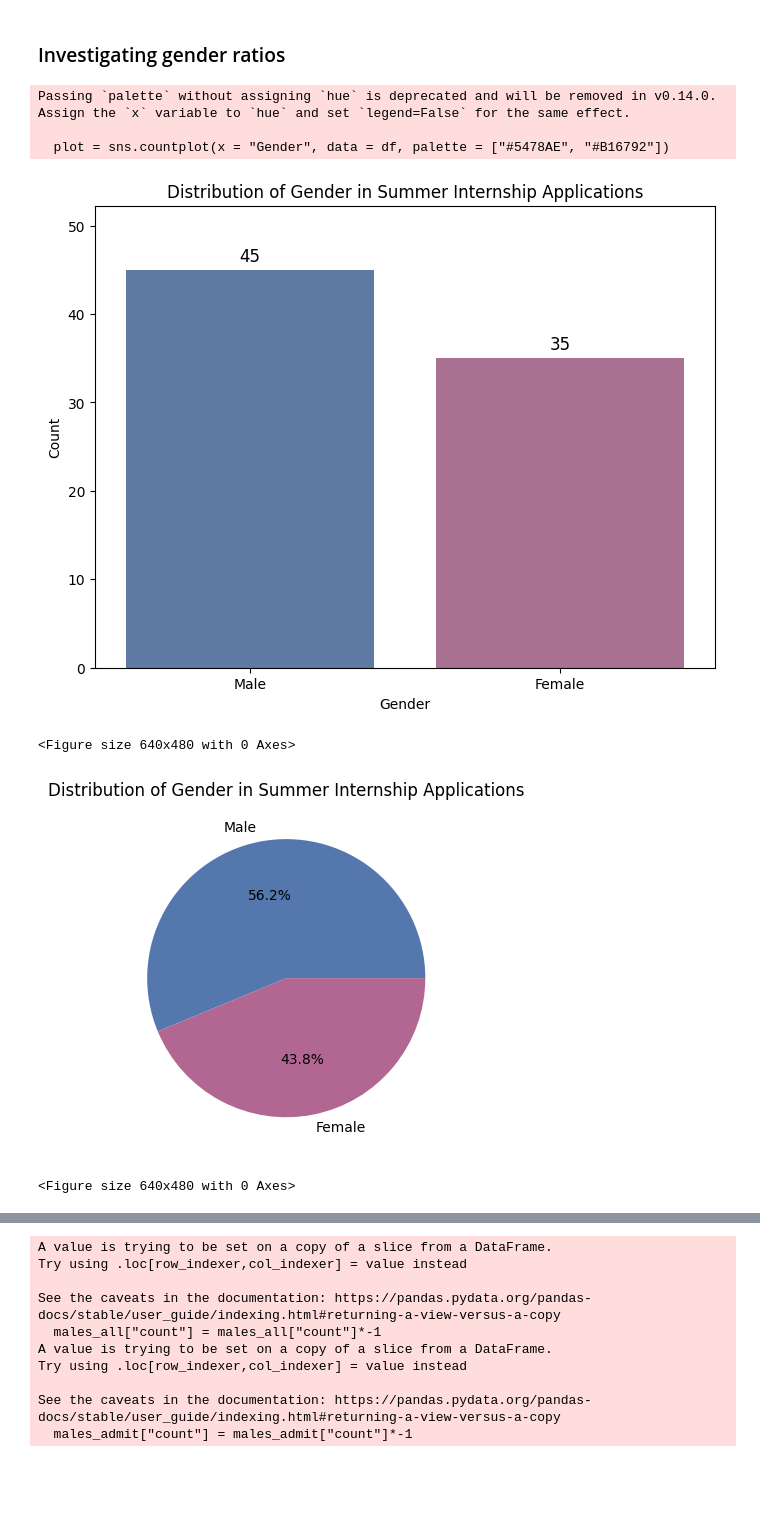
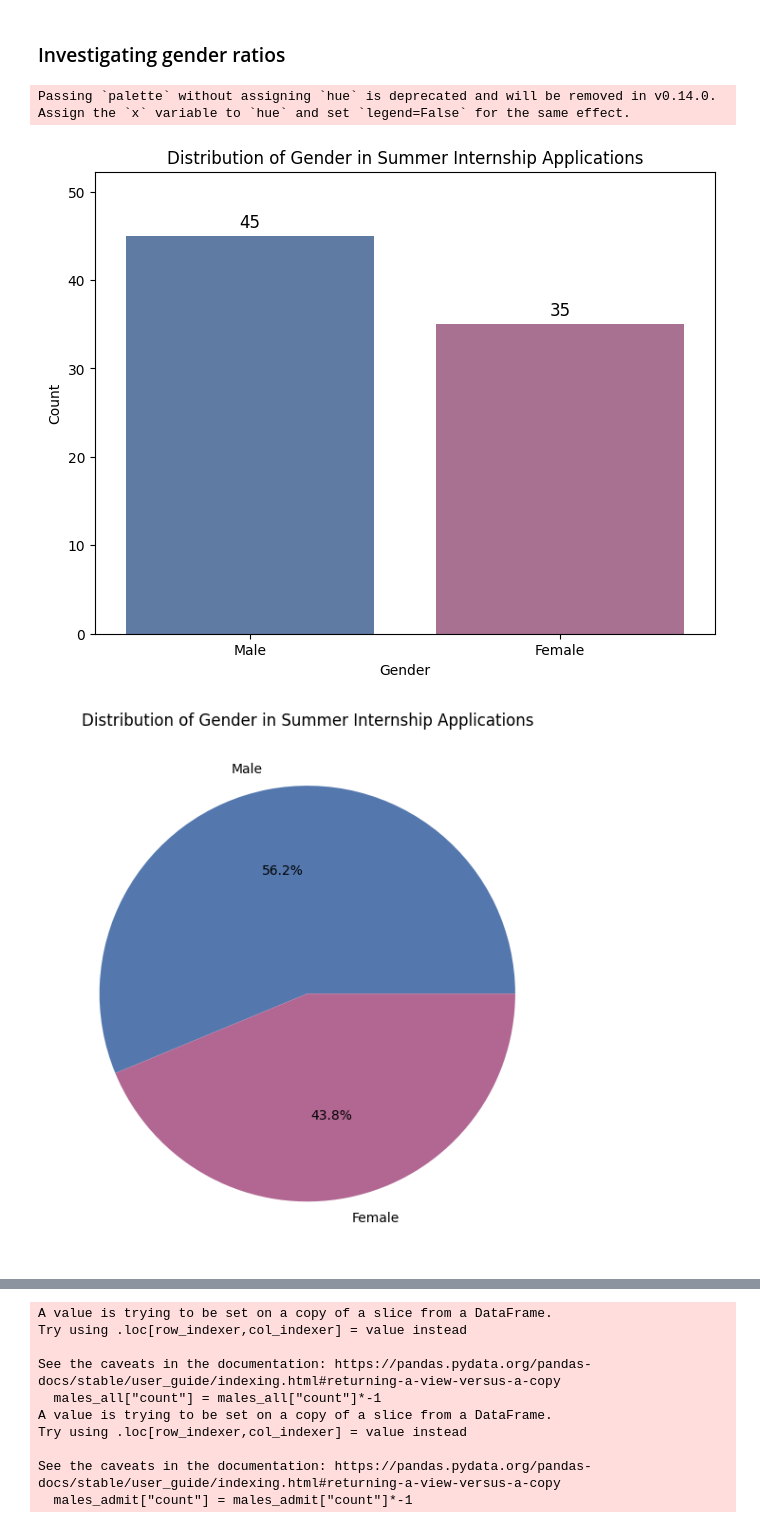
Before and after one commit to ad1589/dsan-5900.github.io, a Jupyter notebook: code/mia_eda.ipynb, the cells around one changed output, grey strips where cells are left out. Drawn from its saved outputs; the diff is of its cells as text; code cells hidden in the pictures; blank space fills up the shorter version.

Commit message:
fixing blank images

```diff
--- a/code/mia_eda.ipynb
+++ b/code/mia_eda.ipynb
@@ -89,39 +69,35 @@ plt.savefig("../website/images/variable_histograms.png")
 df["Gender"] = df["Gender"].replace({0: "Female"})
 df["Gender"] = df["Gender"].replace({1: "Male"})
 
-plt.figure(figsize = (8, 6))
-plot = sns.countplot(x = "Gender", data = df, palette = ["#5478AE", "#B16792"])
+fig, ax = plt.subplots(figsize = (8, 6))
+ax = sns.countplot(x = "Gender", data = df, palette = ["#5478AE", "#B16792"])
 
-for p in plot.patches:
-    plot.annotate(f'{int(p.get_height())}', (p.get_x() + p.get_width() / 2., p.get_height()),
+for p in ax.patches:
+    ax.annotate(f'{int(p.get_height())}', (p.get_x() + p.get_width() / 2., p.get_height()),
                 ha = "center", va = "center", xytext = (0, 10), textcoords = "offset points", fontsize = 12, color = "black")
 
-plot.set_ylim(0, plot.get_ylim()[1] + 5)
+ax.set_ylim(0, ax.get_ylim()[1] + 5)
 
 plt.title("Distribution of Gender in Summer Internship Applications")
 plt.xlabel("Gender")
 plt.ylabel("Count")
 plt.show()
-plt.savefig("../website/images/gender_applications_barplot.png")
+fig.savefig("../website/images/gender_applications_barplot.png")
 # %% [output]
 Passing `palette` without assigning `hue` is deprecated and will be removed in v0.14.0. Assign the `x` variable to `hue` and set `legend=False` for the same effect.
-
-  plot = sns.countplot(x = "Gender", data = df, palette = ["#5478AE", "#B16792"])
 [figure]
-<Figure size 640x480 with 0 Axes>
 # %%
 # Pie Chart of Gender Distribution
 gender_counts = df['Gender'].value_counts()
 gender_counts = pd.DataFrame(gender_counts).reset_index()
 gender_counts.columns = ["Gender", "Count"]
 gender_counts['Percentage'] = gender_counts['Count'] / gender_counts['Count'].sum()
 
-fig, ax = plt.subplots(figsize = (4, 4))
+fig, ax = plt.subplots(figsize = (6, 6))
 ax.pie(gender_counts["Percentage"], labels = gender_counts["Gender"], autopct = '%.1f%%', colors = ["#5478AE", "#B16792"])
 ax.set_title("Distribution of Gender in Summer Internship Applications")
 plt.tight_layout()
 plt.show()
-plt.savefig("../website/images/gender_applications_piechart.png")
+fig.savefig("../website/images/gender_applications_piechart.png")
 # %% [output]
-[figure, old version]
+[figure, new version]
-<Figure size 640x480 with 0 Axes>
```
Also changed, not shown: parts of 3 cells of this notebook, 4 other files.
